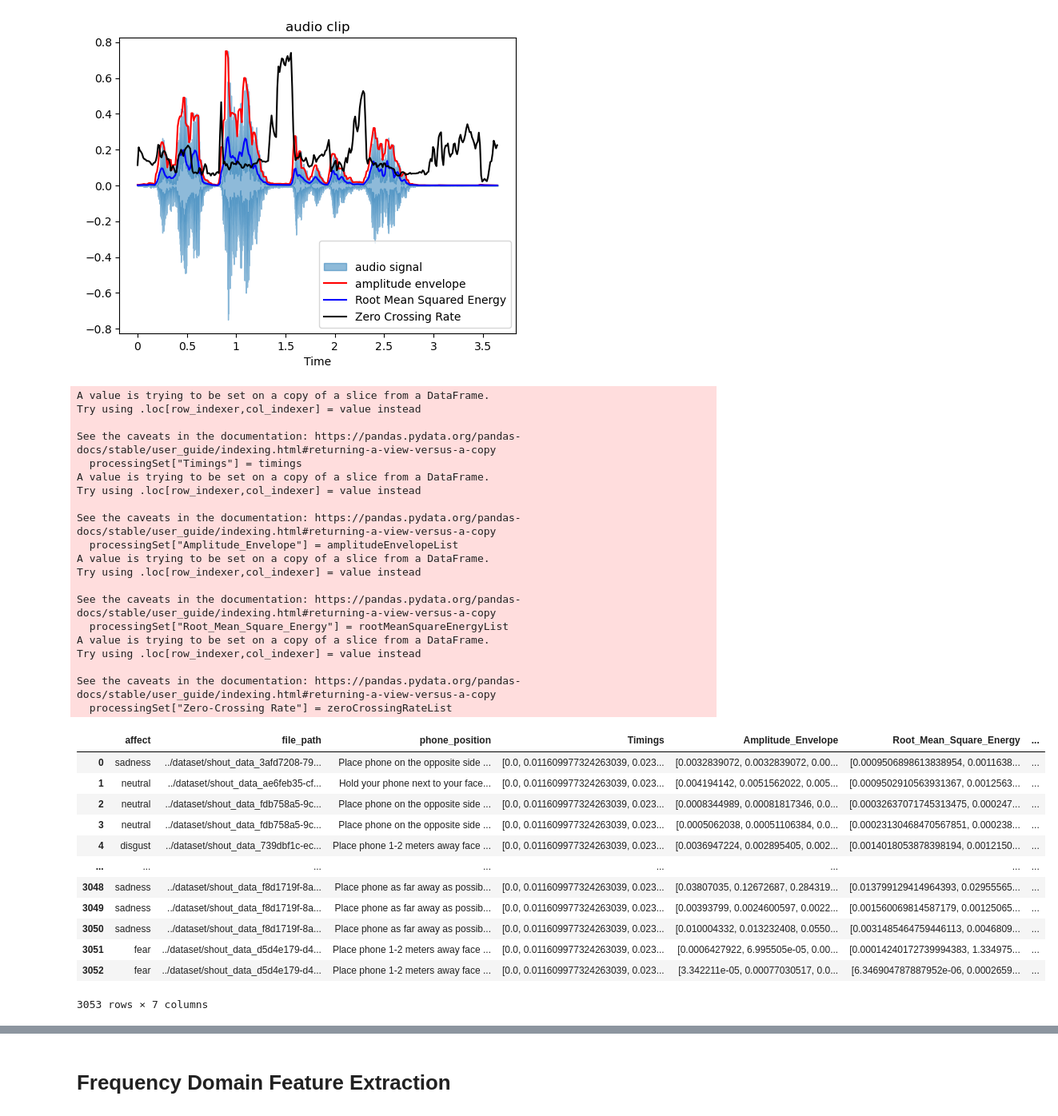
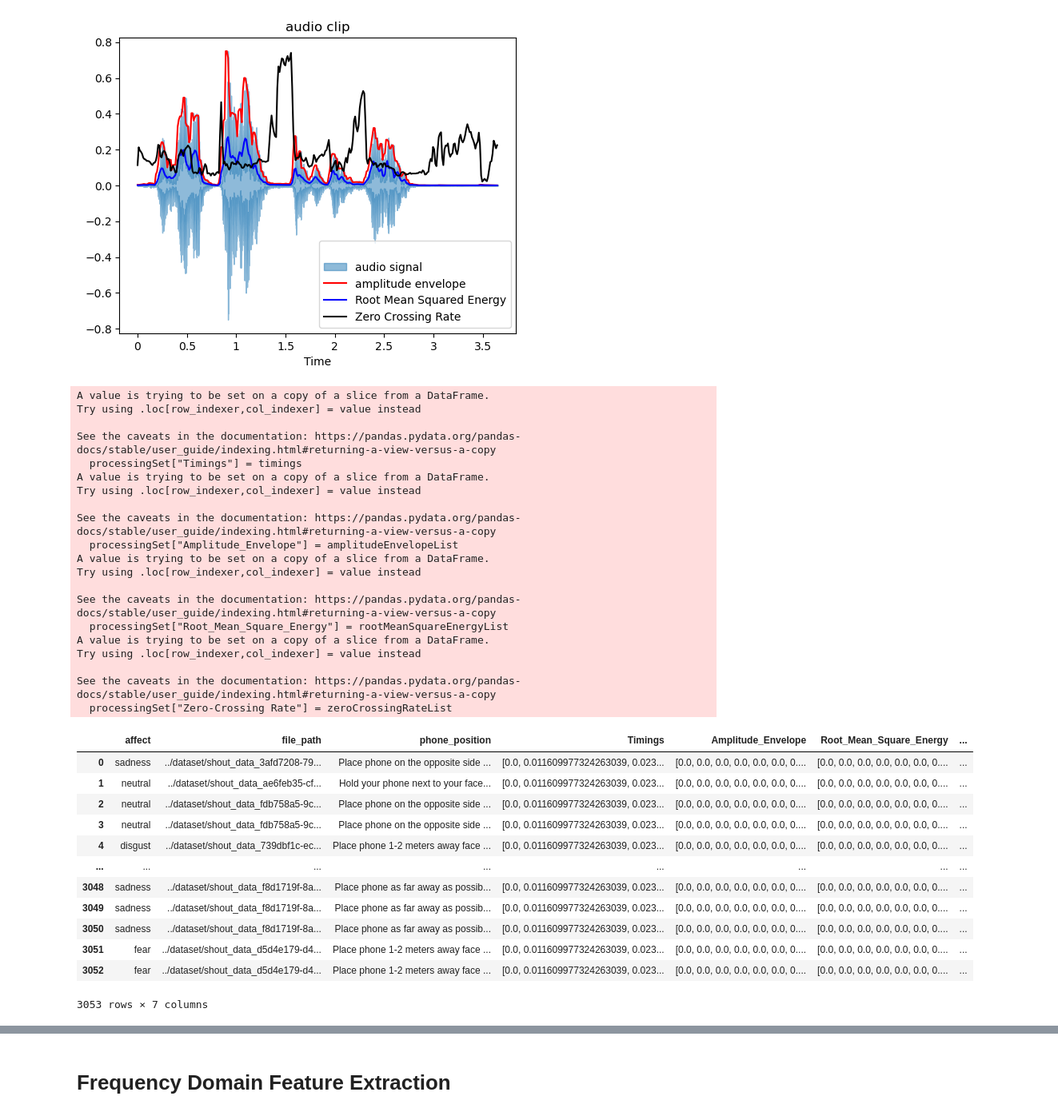
Before and after one commit to Andrew-JG-Ha/BERSt_Vocal_Emotion_Recognition, a Jupyter notebook: models/DataProcessing.ipynb, the cells around one changed output, grey strips where cells are left out. Shown at 80% size. Cells and saved outputs as stored; diff of their text form; code cells hidden in the pictures.

Commit message:
updates on processing
updates on processing

```diff
--- a/models/DataProcessing.ipynb
+++ b/models/DataProcessing.ipynb
@@ -106,7 +106,7 @@ def getAmplitudeEnvelope(audioSignal):
 
     amplitudeEnvelope = np.array(amplitudeEnvelope)
     amplitudeFrames = range(0, amplitudeEnvelope.size)
-    time = librosa.frames_to_time(amplitudeFrames, hop_length=HOP_LENGTH)
+    time = lib.frames_to_time(amplitudeFrames, hop_length=HOP_LENGTH)
 
     return amplitudeEnvelope, time
 
@@ -159,52 +159,61 @@ zeroCrossingRateList = []
 amplitudeEnvelopeList = []
 rootMeanSquareEnergyList = []
 timings = []
+audioFileLengths = []
 
 for fileDir in processingSet["file_path"]:
     audioFile, sample_rate = lib.load(fileDir)
-    time, ae, rmse, zcr = getFeatures(audioFile, sample_rate)
+    audioFileLengths.append(len(audioFile))
+
+maxAudioLength = max(audioFileLengths)
+
+for fileDir in processingSet["file_path"]:
+    audioFile, sample_rate = lib.load(fileDir)
+
+    paddedAudioClip = lib.util.pad_center(data = audioFile, size = maxAudioLength)
+    time, ae, rmse, zcr = getFeatures(paddedAudioClip, sample_rate)
     zeroCrossingRateList.append(zcr)
     amplitudeEnvelopeList.append(ae)
     rootMeanSquareEnergyList.append(rmse)
     timings.append(time)
 
 processingSet["Timings"] = timings
 processingSet["Amplitude_Envelope"] = amplitudeEnvelopeList
 processingSet["Root_Mean_Square_Energy"] = rootMeanSquareEnergyList
 processingSet["Zero-Crossing Rate"] = zeroCrossingRateList
 
 processingSet
 # %% [output]
 A value is trying to be set on a copy of a slice from a DataFrame.
 Try using .loc[row_indexer,col_indexer] = value instead
 
 See the caveats in the documentation: https://pandas.pydata.org/pandas-docs/stable/user_guide/indexing.html#returning-a-view-versus-a-copy
   processingSet["Timings"] = timings
 A value is trying to be set on a copy of a slice from a DataFrame.
 Try using .loc[row_indexer,col_indexer] = value instead
 
 See the caveats in the documentation: https://pandas.pydata.org/pandas-docs/stable/user_guide/indexing.html#returning-a-view-versus-a-copy
   processingSet["Amplitude_Envelope"] = amplitudeEnvelopeList
 A value is trying to be set on a copy of a slice from a DataFrame.
 Try using .loc[row_indexer,col_indexer] = value instead
 
 See the caveats in the documentation: https://pandas.pydata.org/pandas-docs/stable/user_guide/indexing.html#returning-a-view-versus-a-copy
   processingSet["Root_Mean_Square_Energy"] = rootMeanSquareEnergyList
 A value is trying to be set on a copy of a slice from a DataFrame.
 Try using .loc[row_indexer,col_indexer] = value instead
 
 See the caveats in the documentation: https://pandas.pydata.org/pandas-docs/stable/user_guide/indexing.html#returning-a-view-versus-a-copy
   processingSet["Zero-Crossing Rate"] = zeroCrossingRateList
 |  | affect | file_path | phone_position | Timings | Amplitude_Envelope | Root_Mean_Square_Energy | ... |
-| 0 | sadness | ../dataset/shout_data_3afd7208-79... | Place phone on the opposite side ... | [0.0, 0.011609977324263039, 0.023... | [0.0032839072, 0.0032839072, 0.00... | [0.0009506898613838954, 0.0011638... | ... |
-| 1 | neutral | ../dataset/shout_data_ae6feb35-cf... | Hold your phone next to your face... | [0.0, 0.011609977324263039, 0.023... | [0.004194142, 0.0051562022, 0.005... | [0.0009502910563931367, 0.0012563... | ... |
-| 2 | neutral | ../dataset/shout_data_fdb758a5-9c... | Place phone on the opposite side ... | [0.0, 0.011609977324263039, 0.023... | [0.0008344989, 0.00081817346, 0.0... | [0.00032637071745313475, 0.000247... | ... |
-| 3 | neutral | ../dataset/shout_data_fdb758a5-9c... | Place phone on the opposite side ... | [0.0, 0.011609977324263039, 0.023... | [0.0005062038, 0.00051106384, 0.0... | [0.00023130468470567851, 0.000238... | ... |
-| 4 | disgust | ../dataset/shout_data_739dbf1c-ec... | Place phone 1-2 meters away face ... | [0.0, 0.011609977324263039, 0.023... | [0.0036947224, 0.002895405, 0.002... | [0.0014018053878398194, 0.0012150... | ... |
+| 0 | sadness | ../dataset/shout_data_3afd7208-79... | Place phone on the opposite side ... | [0.0, 0.011609977324263039, 0.023... | [0.0, 0.0, 0.0, 0.0, 0.0, 0.0, 0.... | [0.0, 0.0, 0.0, 0.0, 0.0, 0.0, 0.... | ... |
+| 1 | neutral | ../dataset/shout_data_ae6feb35-cf... | Hold your phone next to your face... | [0.0, 0.011609977324263039, 0.023... | [0.0, 0.0, 0.0, 0.0, 0.0, 0.0, 0.... | [0.0, 0.0, 0.0, 0.0, 0.0, 0.0, 0.... | ... |
+| 2 | neutral | ../dataset/shout_data_fdb758a5-9c... | Place phone on the opposite side ... | [0.0, 0.011609977324263039, 0.023... | [0.0, 0.0, 0.0, 0.0, 0.0, 0.0, 0.... | [0.0, 0.0, 0.0, 0.0, 0.0, 0.0, 0.... | ... |
+| 3 | neutral | ../dataset/shout_data_fdb758a5-9c... | Place phone on the opposite side ... | [0.0, 0.011609977324263039, 0.023... | [0.0, 0.0, 0.0, 0.0, 0.0, 0.0, 0.... | [0.0, 0.0, 0.0, 0.0, 0.0, 0.0, 0.... | ... |
+| 4 | disgust | ../dataset/shout_data_739dbf1c-ec... | Place phone 1-2 meters away face ... | [0.0, 0.011609977324263039, 0.023... | [0.0, 0.0, 0.0, 0.0, 0.0, 0.0, 0.... | [0.0, 0.0, 0.0, 0.0, 0.0, 0.0, 0.... | ... |
 | ... | ... | ... | ... | ... | ... | ... | ... |
-| 3048 | sadness | ../dataset/shout_data_f8d1719f-8a... | Place phone as far away as possib... | [0.0, 0.011609977324263039, 0.023... | [0.03807035, 0.12672687, 0.284319... | [0.013799129414964393, 0.02955565... | ... |
-| 3049 | sadness | ../dataset/shout_data_f8d1719f-8a... | Place phone as far away as possib... | [0.0, 0.011609977324263039, 0.023... | [0.00393799, 0.0024600597, 0.0022... | [0.001560069814587179, 0.00125065... | ... |
-| 3050 | sadness | ../dataset/shout_data_f8d1719f-8a... | Place phone as far away as possib... | [0.0, 0.011609977324263039, 0.023... | [0.010004332, 0.013232408, 0.0550... | [0.0031485464759446113, 0.0046809... | ... |
-| 3051 | fear | ../dataset/shout_data_d5d4e179-d4... | Place phone 1-2 meters away face ... | [0.0, 0.011609977324263039, 0.023... | [0.0006427922, 6.995505e-05, 0.00... | [0.00014240172739994383, 1.334975... | ... |
-| 3052 | fear | ../dataset/shout_data_d5d4e179-d4... | Place phone 1-2 meters away face ... | [0.0, 0.011609977324263039, 0.023... | [3.342211e-05, 0.00077030517, 0.0... | [6.346904787887952e-06, 0.0002659... | ... |
+| 3048 | sadness | ../dataset/shout_data_f8d1719f-8a... | Place phone as far away as possib... | [0.0, 0.011609977324263039, 0.023... | [0.0, 0.0, 0.0, 0.0, 0.0, 0.0, 0.... | [0.0, 0.0, 0.0, 0.0, 0.0, 0.0, 0.... | ... |
+| 3049 | sadness | ../dataset/shout_data_f8d1719f-8a... | Place phone as far away as possib... | [0.0, 0.011609977324263039, 0.023... | [0.0, 0.0, 0.0, 0.0, 0.0, 0.0, 0.... | [0.0, 0.0, 0.0, 0.0, 0.0, 0.0, 0.... | ... |
+| 3050 | sadness | ../dataset/shout_data_f8d1719f-8a... | Place phone as far away as possib... | [0.0, 0.011609977324263039, 0.023... | [0.0, 0.0, 0.0, 0.0, 0.0, 0.0, 0.... | [0.0, 0.0, 0.0, 0.0, 0.0, 0.0, 0.... | ... |
+| 3051 | fear | ../dataset/shout_data_d5d4e179-d4... | Place phone 1-2 meters away face ... | [0.0, 0.011609977324263039, 0.023... | [0.0, 0.0, 0.0, 0.0, 0.0, 0.0, 0.... | [0.0, 0.0, 0.0, 0.0, 0.0, 0.0, 0.... | ... |
+| 3052 | fear | ../dataset/shout_data_d5d4e179-d4... | Place phone 1-2 meters away face ... | [0.0, 0.011609977324263039, 0.023... | [0.0, 0.0, 0.0, 0.0, 0.0, 0.0, 0.... | [0.0, 0.0, 0.0, 0.0, 0.0, 0.0, 0.... | ... |
 3053 rows × 7 columns
```
Also changed, not shown: parts of 1 cell of this notebook.
